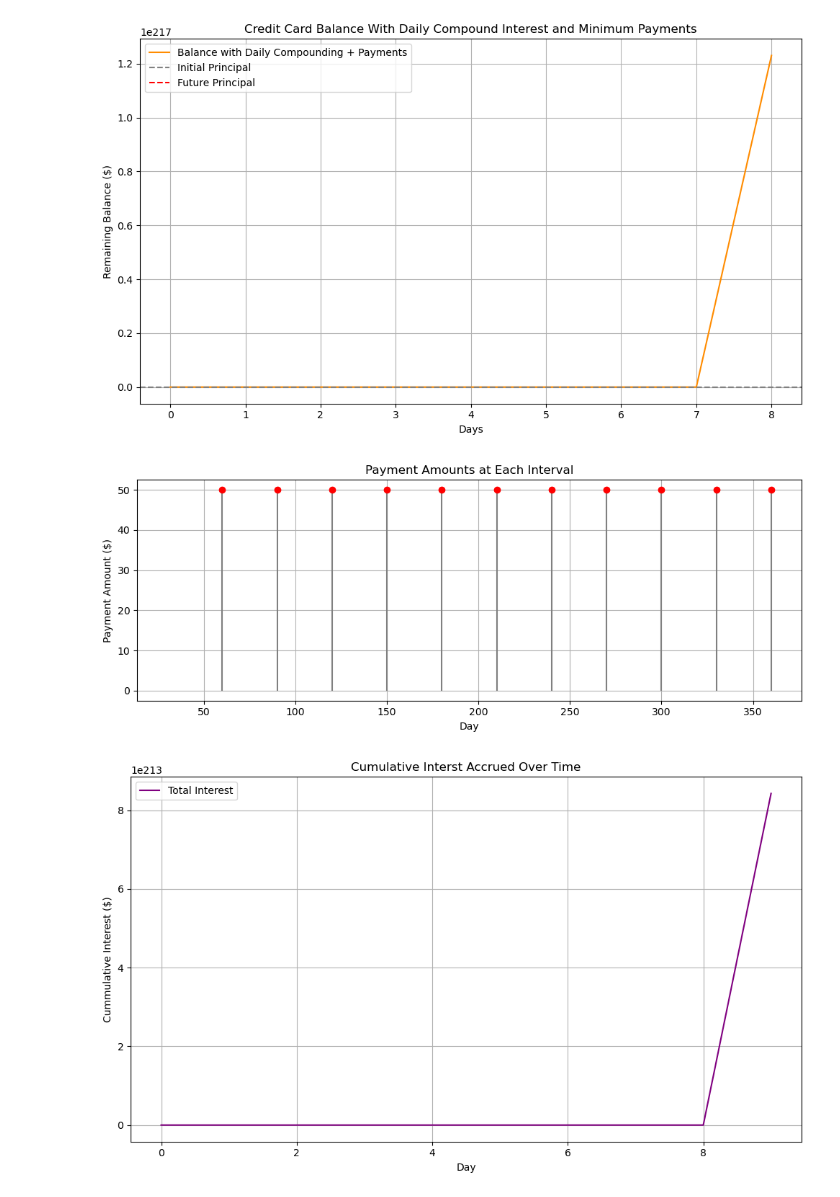
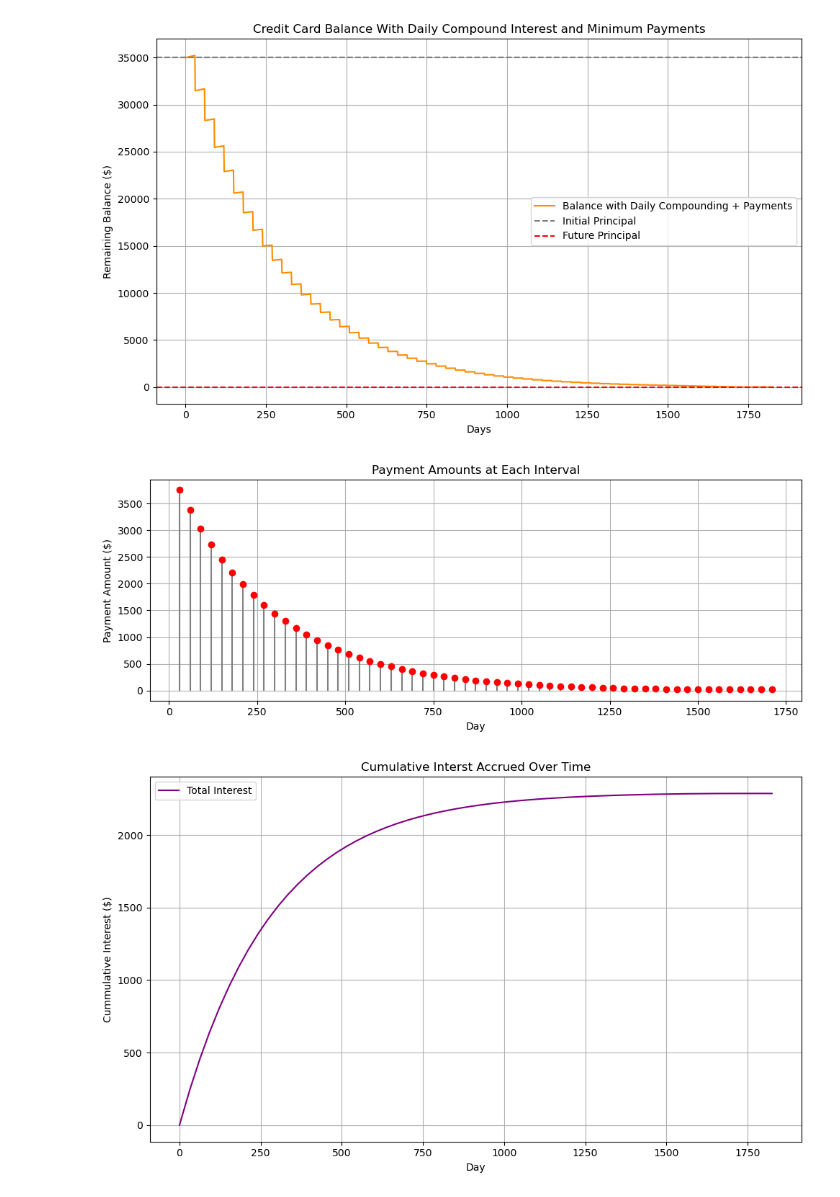
Before and after one commit to timidspacepanda/Learning_Python, a Jupyter notebook: credit_purchase_calculator/prototypes/plot_compound_ammount.ipynb, the cells around one changed output. Saved outputs shown, nothing was run; the diff lists cells and outputs as text; code cells hidden in the pictures.

```diff
--- a/credit_purchase_calculator/prototypes/plot_compound_ammount.ipynb
+++ b/credit_purchase_calculator/prototypes/plot_compound_ammount.ipynb
@@ -3,7 +3,7 @@ import numpy as np
 import matplotlib.pyplot as plt
 
 def simulate_credit_card(principal, apr,
-                         total_days=365,            # simulation length (days)
+                         total_days=365*5,            # simulation length (days)
                          payment_interval=30,       # Payment interval (days)
                          min_payment_fixed=25,      # minimum payments floor
                          payment_perc_coef = 0.10   # Minimum payment rule coef.
@@ -37,6 +37,8 @@ def simulate_credit_card(principal, apr,
             percent_based = payment_perc_coef * balance[i] + interest_period
             payment = max(min_payment_fixed, percent_based)
 
+            # Static payment calculation <TO-DO>
+
             # Cap payment
             payment = min(payment, balance[i])
             balance[i] -= payment
@@ -45,11 +47,11 @@ def simulate_credit_card(principal, apr,
     return days, balance, payments, cumulative_interest
 
 # parameters
-principal1 = 6000.0             # initial balance
-apr1 = 0.15                      # Annual Perecentage Rate (APR)
+principal1 = 35000.0             # initial balance
+apr1 = 0.08                      # Annual Perecentage Rate (APR)
 
-principal2 = 10000.0
-apr2 = 0.25
+principal2 = 0.0
+apr2 = 0.0
 
 # Simulate multiple accounts
 
@@ -82,33 +84,33 @@ payment_values = total_payments[total_payments > 0]
 plt.figure(figsize=(10,4))
 plt.stem(payment_days, payment_values, linefmt='gray', markerfmt='ro', basefmt=" ")
 plt.xlabel("Day")
 #plt.xticks(payment_days)
 plt.ylabel("Payment Amount ($)")
 plt.title("Payment Amounts at Each Interval")
 plt.grid(True)
 plt.tight_layout()
 plt.show()
 
 # Cumulative Interest Plot
 plt.figure(figsize=(10,6))
 plt.plot(days1, total_interest, label="Total Interest", color="purple")
 plt.xlabel("Day")
 plt.ylabel("Cummulative Interest ($)")
 plt.title("Cumulative Interst Accrued Over Time")
 plt.legend()
 plt.grid(True)
 plt.tight_layout()
 plt.show()
 
 # Print
 print(f"Initial Principal Value at Day 0: ${total_balance[0]:.2f}")
 print(f"Final Principal Value at Day {days1[-1]}: ${total_balance[-1]:.2f}")
 print(f"Cumulative Interest at Day {days1[-1]}: ${total_interest[-1]:.2f}")
 
 zero_indices = np.where(total_balance==0)[0] #get index when balance equal $0)
 if zero_indices.size > 0: # Print out Day when balance equals $0
     print(f"***Balance paid off at Day {days1[zero_indices[0]]}.***")
 # %% [output]
-[figure, old version]
+[figure, new version]
-[figure, old version]
+[figure, new version]
-[figure, old version]
+[figure, new version]
```
Also changed, not shown: parts of 1 cell of this notebook.
